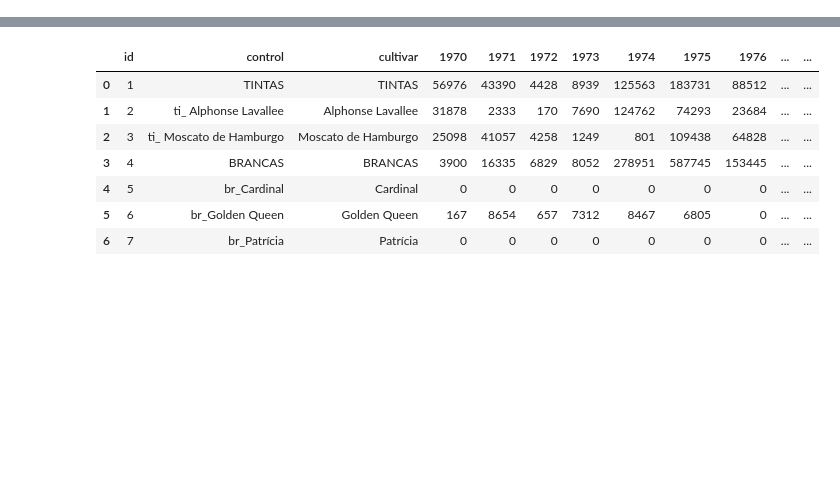
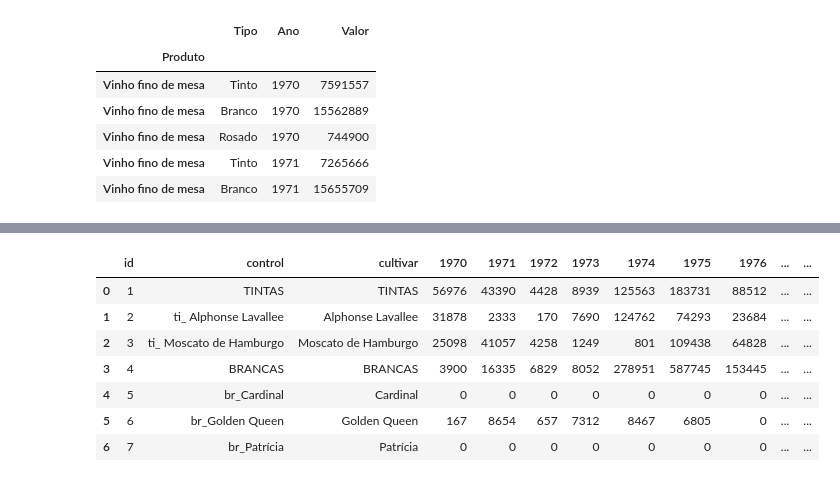
Before and after one commit to VivianeCorreia/Tech-Challenge, a Jupyter notebook: Challenge.ipynb, the cells around one changed output, grey strips where cells are left out. Saved outputs shown, nothing was run; the diff lists cells and outputs as text; code cells hidden in the pictures; blank space fills up the shorter version.

```diff
--- a/Challenge.ipynb
+++ b/Challenge.ipynb
@@ -51,5 +58,5 @@ df_prod_R = df_prod_tratado_T.T
 # %%
-df = pd.melt(df_prod_R, id_vars=["produto"], var_name='Ano', value_name='Valor')
-df = df.set_index("produto")
-df
+df_prod_R = pd.melt(df_prod_R, id_vars=['produto'], var_name='Ano', value_name='Valor', ignore_index=False)
+df_prod_R.rename(columns={'produto': 'Tipo'}, inplace=True)
+df_prod_R.head()
 # %% [output]
@@ -57,3 +69,14 @@ KeyError: ignored
+# %%
+df_prod_R.index.name = "Produto"
+df_prod_R.head()
+# %% [output]
+|  | Tipo | Ano | Valor |
+| Produto |  |  |  |
+| Vinho fino de mesa | Tinto | 1970 | 7591557 |
+| Vinho fino de mesa | Branco | 1970 | 15562889 |
+| Vinho fino de mesa | Rosado | 1970 | 744900 |
+| Vinho fino de mesa | Tinto | 1971 | 7265666 |
+| Vinho fino de mesa | Branco | 1971 | 15655709 |
 # %%
 df_proc_viniferas.head(7)
 # %% [output]
```
Also changed, not shown: parts of 5 cells of this notebook.
